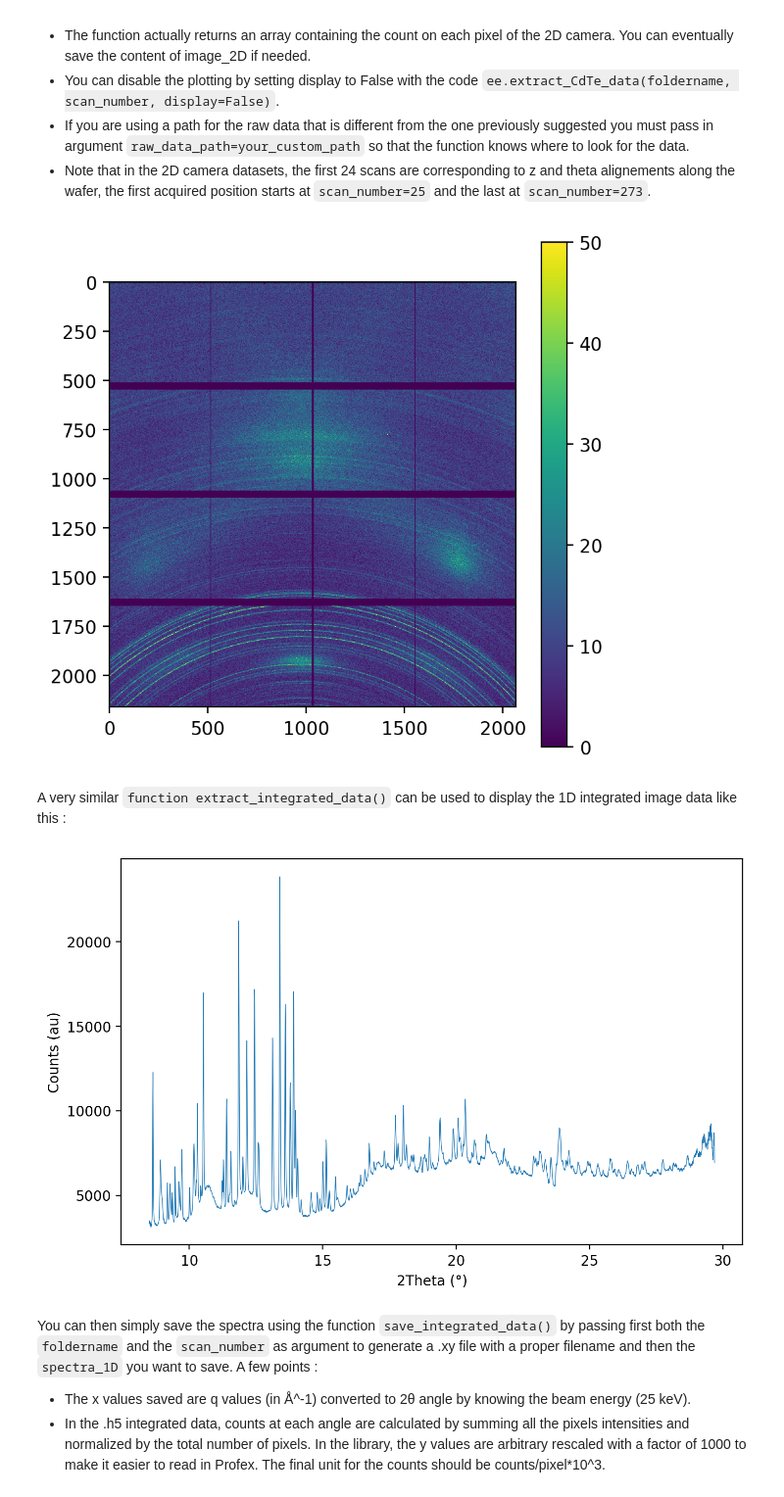
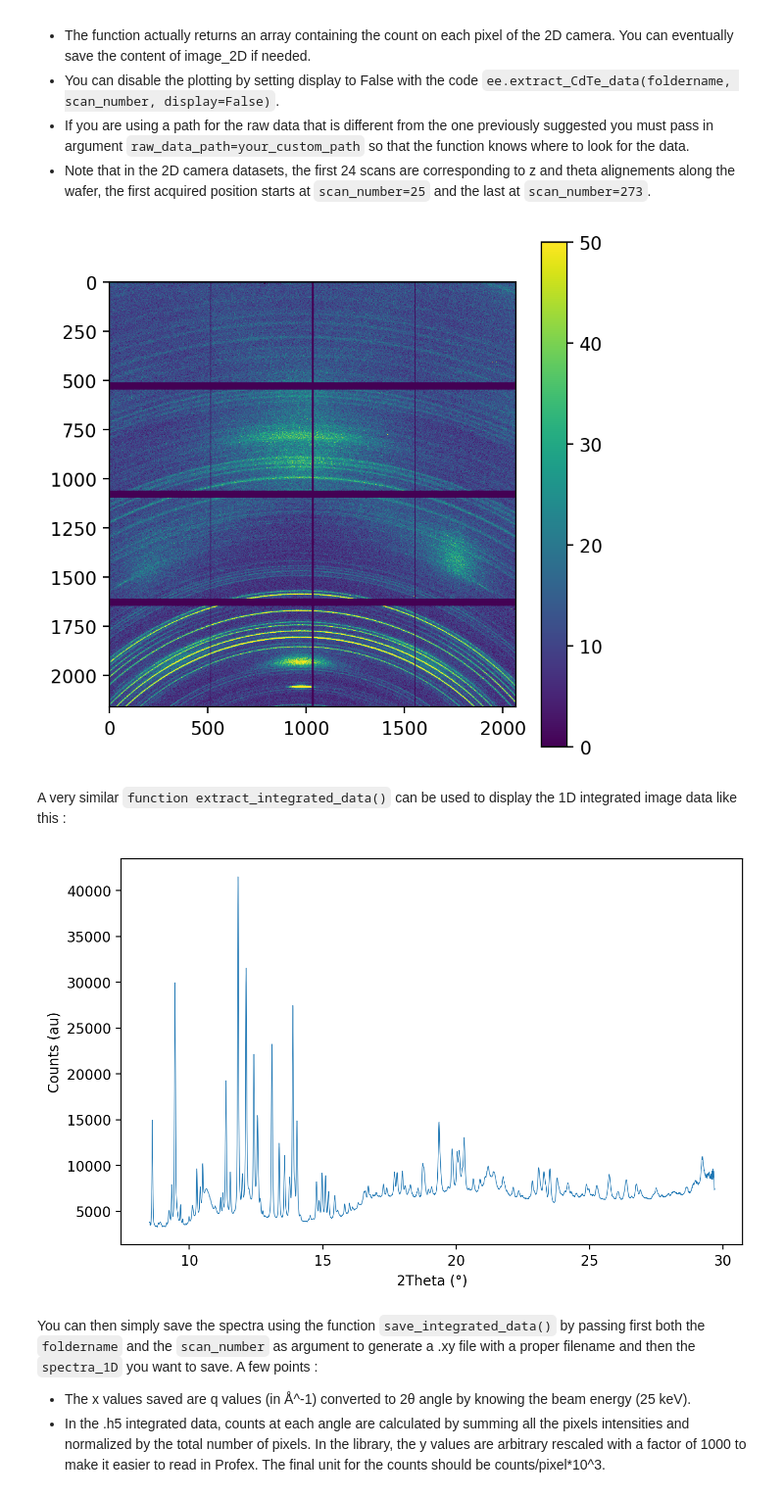
Before and after one commit to Escouflenfer/Extract_ESRF_Data, a Jupyter notebook: Extract_ESRF-Data.ipynb, the cells around one changed output. Shown at 98% size. Cells and saved outputs as stored; diff of their text form; code cells hidden in the pictures.

```diff
--- a/Extract_ESRF-Data.ipynb
+++ b/Extract_ESRF-Data.ipynb
@@ -51,8 +55,8 @@ Now that everything is setup you can download or import your raw data files from
 # %% [markdown]
 You can define the variable `foldername` to be the folder that contains the data you want to see, here is an example with NdFeB_7-17 dataset for the scan number 31:
 # %%
-foldername="NdCeFeB_4_2"
-scan_number=25
+foldername="NdCeFeB_5_6"
+scan_number=205
 # %% [markdown]
 Then you can call the function `extract_CdTe_data()` by specifiying both the foldername and the scan_number in argument. A few details about this function :
 - The function actually returns an array containing the count on each pixel of the 2D camera. You can eventually save the content of image_2D if needed.
@@ -60,15 +64,19 @@ Then you can call the function `extract_CdTe_data()` by specifiying both the fol
 - If you are using a path for the raw data that is different from the one previously suggested you must pass in argument `raw_data_path=your_custom_path` so that the function knows where to look for the data.
 - Note that in the 2D camera datasets, the first 24 scans are corresponding to z and theta alignements along the wafer, the first acquired position starts at `scan_number=25` and the last at `scan_number=273`.
 # %%
-image_2D, metadata = ee.extract_CdTe_data(foldername, scan_number, display=True, output_metadata=True, raw_data_path=raw_data_path, suffix="0002")
+image_2D, metadata = ee.extract_CdTe_data(foldername, scan_number, display=True, output_metadata=True, raw_data_path=raw_data_path, suffix="0001")
 # %% [output]
-[figure, old version]
+[figure, new version]
 # %% [markdown]
 A very similar `function extract_integrated_data()` can be used to display the 1D integrated image data like this :
 # %%
-spectra_1D = ee.extract_integrated_data(foldername, scan_number, display=True, processed_data_path=processed_data_path, suffix="0002")
+spectra_1D = ee.extract_integrated_data(foldername,
+                                        scan_number,
+                                        display=True,
+                                        processed_data_path=processed_data_path,
+                                        suffix="0001")
 # %% [output]
-[figure, old version]
+[figure, new version]
 # %% [markdown]
 You can then simply save the spectra using the function `save_integrated_data()` by passing first both the `foldername` and the `scan_number` as argument to generate a .xy file with a proper filename and then the `spectra_1D` you want to save. A few points :
 - The x values saved are q values (in Å^-1) converted to 2θ angle by knowing the beam energy (25 keV).
```
Also changed, not shown: parts of 9 cells of this notebook, 2 other files.
